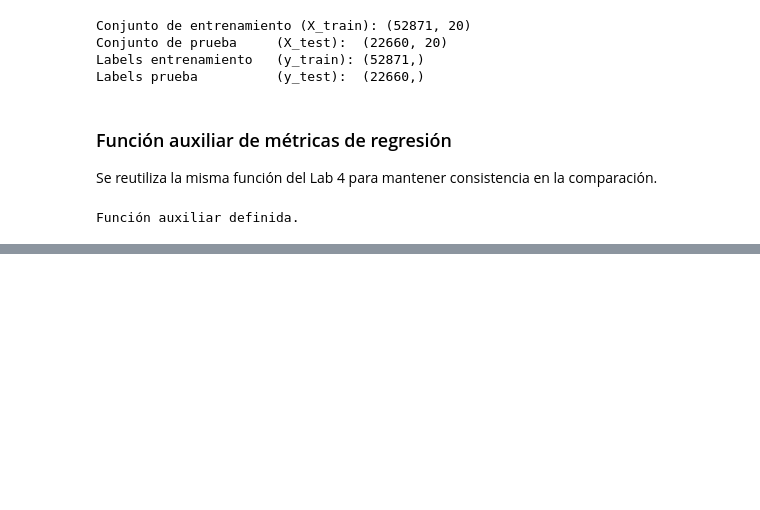
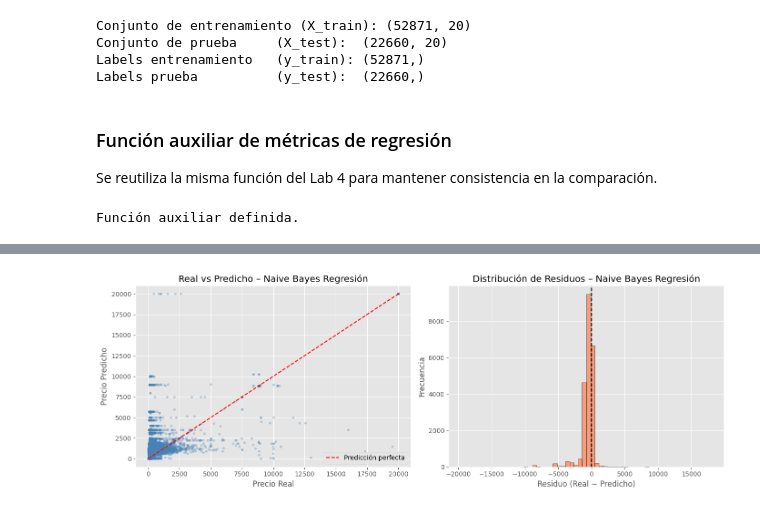
Before and after one commit to AleWWH1104/Lab5-md, a Jupyter notebook: Lab5.ipynb, the cells around one changed output, grey strips where cells are left out. Drawn from its saved outputs; the diff is of its cells as text; code cells hidden in the pictures; blank space fills up the shorter version.

```diff
--- a/Lab5.ipynb
+++ b/Lab5.ipynb
@@ -176,0 +185,9 @@ Función auxiliar definida.
+# %%
+# Modelo Naive Bayes Gaussiano base
+nb_regresion = GaussianNB()
+nb_regresion.fit(X_train, y_train)
+
+y_pred_nb = nb_regresion.predict(X_test)
+
+r_nb_base = evaluar_regresion('Naive Bayes – Regresión', y_test, y_pred_nb)
+resultados_regresion.append(r_nb_base)
@@ -176,0 +201,25 @@ Función auxiliar definida.
+# %%
+# Gráfica: Valores reales vs predichos
+fig, axes = plt.subplots(1, 2, figsize=(14, 5))
+
+# Real vs predicho
+axes[0].scatter(y_test, y_pred_nb, alpha=0.3, color='steelblue', s=10)
+lim = float(max(y_test.max(), y_pred_nb.max()))
+axes[0].plot([0, lim], [0, lim], 'r--', lw=1.5, label='Predicción perfecta')
+axes[0].set_xlabel('Precio Real')
+axes[0].set_ylabel('Precio Predicho')
+axes[0].set_title('Real vs Predicho – Naive Bayes Regresión')
+axes[0].legend()
+
+# Distribución de residuos
+residuos_nb = y_test.values - y_pred_nb
+axes[1].hist(residuos_nb, bins=60, color='coral', edgecolor='black', alpha=0.7)
+axes[1].axvline(0, color='black', linestyle='--')
+axes[1].set_xlabel('Residuo (Real − Predicho)')
+axes[1].set_ylabel('Frecuencia')
+axes[1].set_title('Distribución de Residuos – Naive Bayes Regresión')
+
+plt.tight_layout()
+plt.show()
+# %% [output]
+[figure, added]
```
Also changed, not shown: parts of 4 cells of this notebook, 2 other files.
